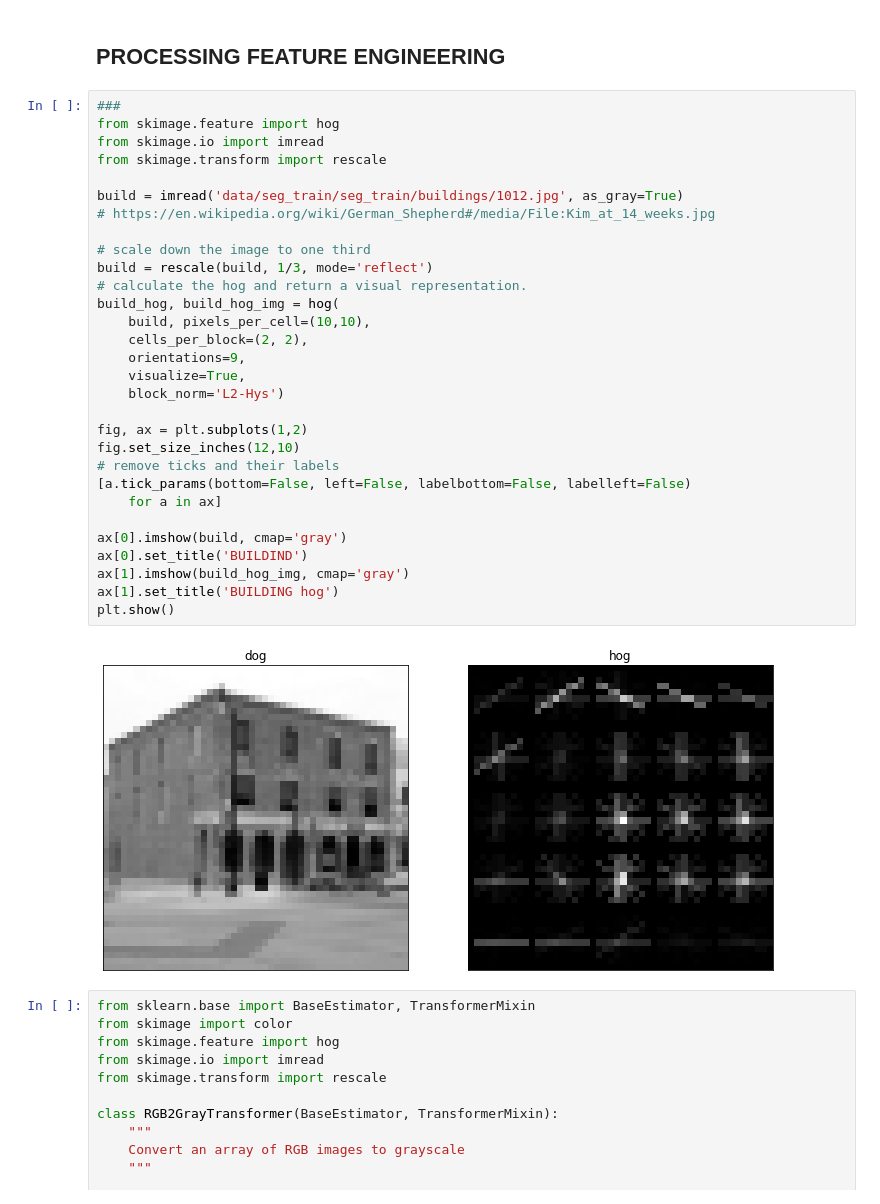
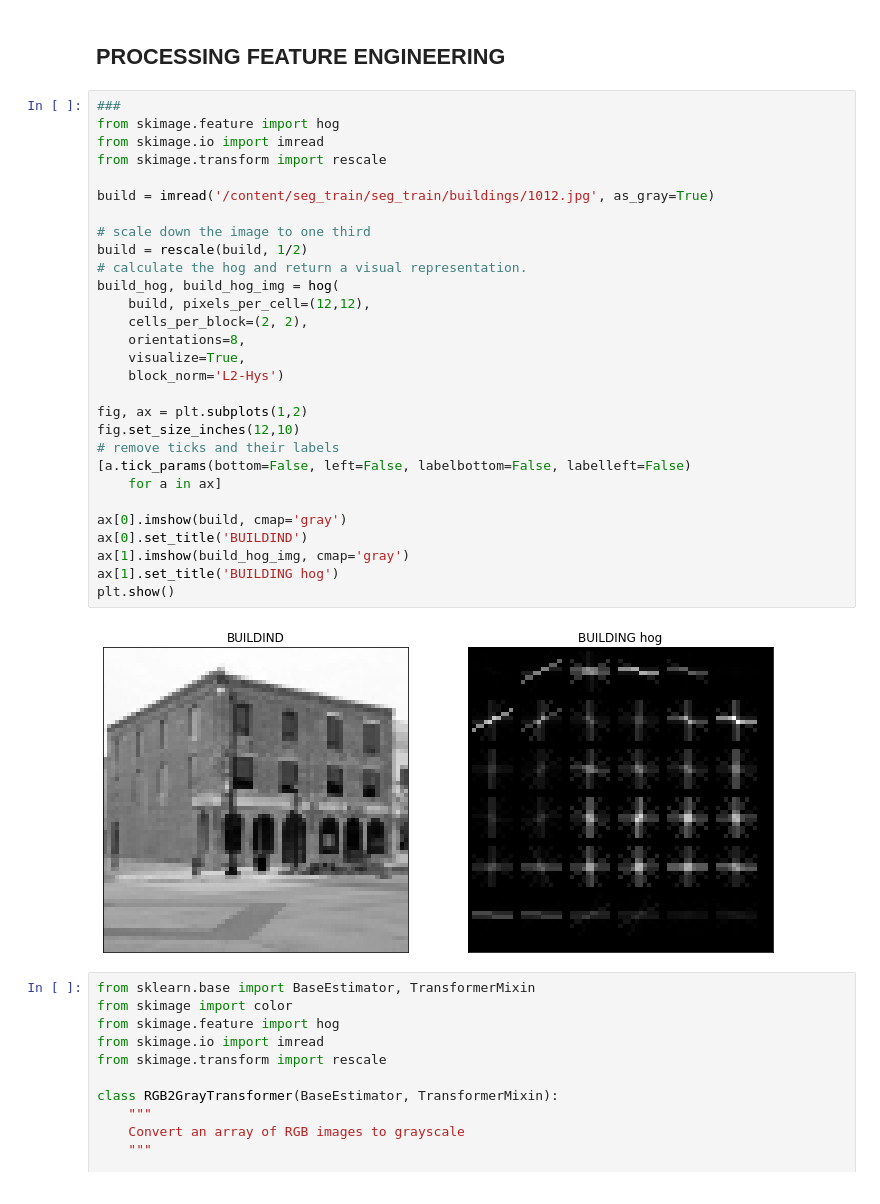
Before and after one commit to BIGMOUSSA/image_classification_from_intel_image, a Jupyter notebook: Intel_image_classifcation.ipynb, the cells around one changed output. Cells and saved outputs as stored; diff of their text form.

```diff
--- a/Intel_image_classifcation.ipynb
+++ b/Intel_image_classifcation.ipynb
@@ -172,35 +201,34 @@ plt.legend([
 # %%
 ###
 from skimage.feature import hog
 from skimage.io import imread
 from skimage.transform import rescale
 
-build = imread('data/seg_train/seg_train/buildings/1012.jpg', as_gray=True)
-# https://en.wikipedia.org/wiki/German_Shepherd#/media/File:Kim_at_14_weeks.jpg
+build = imread('/content/seg_train/seg_train/buildings/1012.jpg', as_gray=True)
 
 # scale down the image to one third
-build = rescale(build, 1/3, mode='reflect')
+build = rescale(build, 1/2)
 # calculate the hog and return a visual representation.
 build_hog, build_hog_img = hog(
-    build, pixels_per_cell=(10,10),
+    build, pixels_per_cell=(12,12),
     cells_per_block=(2, 2),
-    orientations=9,
+    orientations=8,
     visualize=True,
     block_norm='L2-Hys')
 
 fig, ax = plt.subplots(1,2)
 fig.set_size_inches(12,10)
 # remove ticks and their labels
 [a.tick_params(bottom=False, left=False, labelbottom=False, labelleft=False)
     for a in ax]
 
 ax[0].imshow(build, cmap='gray')
 ax[0].set_title('BUILDIND')
 ax[1].imshow(build_hog_img, cmap='gray')
 ax[1].set_title('BUILDING hog')
 plt.show()
 # %% [output]
-[figure, old version]
+[figure, new version]
 # %%
 from sklearn.base import BaseEstimator, TransformerMixin
 from skimage import color
```
Also changed, not shown: parts of 31 cells of this notebook.
